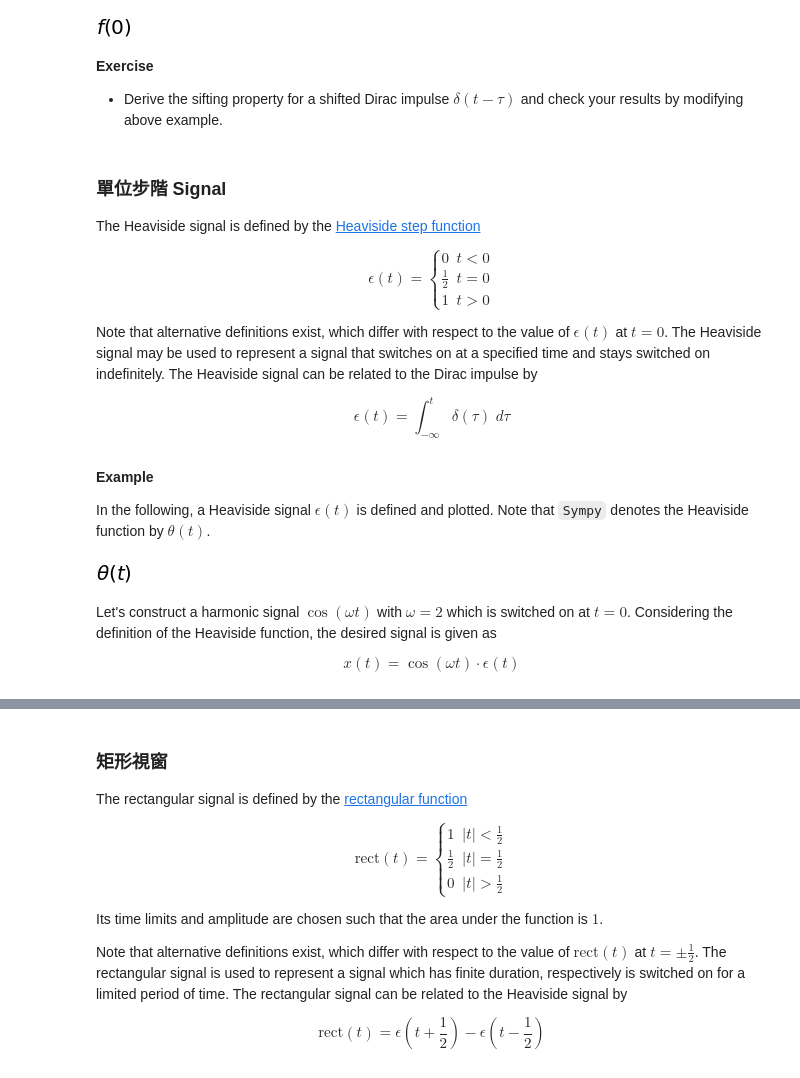
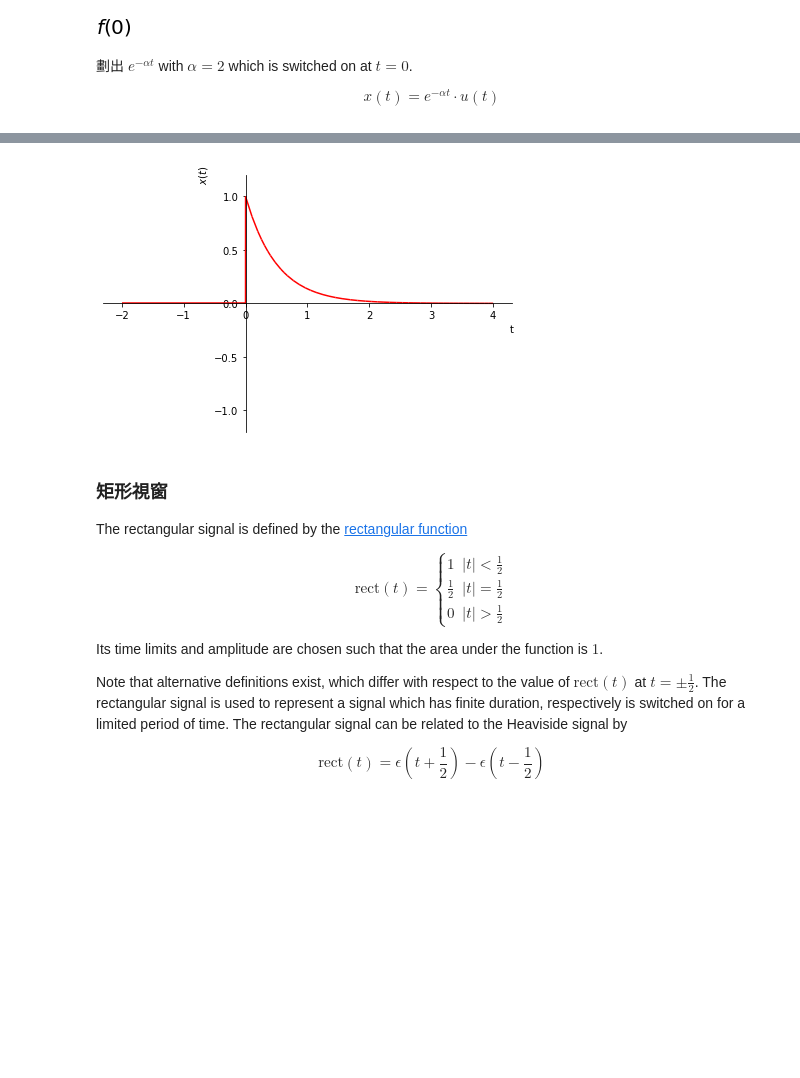
Before and after one commit to luckguy/SS2022, a Jupyter notebook: SS03_c.ipynb, the cells around one changed output, grey strips where cells are left out. Saved outputs shown, nothing was run; the diff lists cells and outputs as text; code cells hidden in the pictures; blank space fills up the shorter version.

```diff
--- a/SS03_c.ipynb
+++ b/SS03_c.ipynb
@@ -40,40 +40,14 @@ f = sym.Function('f')(t)
 sym.integrate(delta*f, (t, -sym.oo, sym.oo))
 # %% [output]
 [figure]
-# %% [markdown]
-**Exercise**
-
-* Derive the sifting property for a shifted Dirac impulse $\delta(t-\tau)$ and check your results by modifying above example.
-# %% [markdown]
-### 單位步階 Signal
-
-The Heaviside signal is defined by the [Heaviside step function](https://en.wikipedia.org/wiki/Heaviside_step_function)
-
-\begin{equation}
-\epsilon(t) = \begin{cases} 0 & t<0 \\  \frac{1}{2} & t=0 \\ 1 & t > 0 \end{cases}
-\end{equation}
-
-Note that alternative definitions exist, which differ with respect to the value of $\epsilon(t)$ at $t=0$. The Heaviside signal may be used to represent a signal that switches on at a specified time and stays switched on indefinitely. The Heaviside signal can be related to the Dirac impulse by
-
-\begin{equation}
-\epsilon(t) = \int_{-\infty}^{t} \delta(\tau) \; d\tau
-\end{equation}
-# %% [markdown]
-**Example**
-
-In the following, a Heaviside signal $\epsilon(t)$ is defined and plotted. Note that `Sympy` denotes the Heaviside function by $\theta(t)$.
-# %%
-step = sym.Heaviside(t)
-step
-# %% [output]
-[figure, removed]
 # %% [markdown]
-Let's construct a harmonic signal $\cos(\omega t)$ with $\omega=2$ which is switched on at $t=0$. Considering the definition of the Heaviside function, the desired signal is given as
+劃出 $e^{-\alpha t}$ with $\alpha=2$ which is switched on at $t=0$.
 
 \begin{equation}
-x(t) = \cos(\omega t) \cdot \epsilon(t)
+x(t) = e^{-\alpha t} \cdot u(t)
 \end{equation}
 # %%
-x = sym.cos(omega*t) * sym.Heaviside(t)
-sym.plot(x.subs(omega, 2), (t, -2, 10), ylim=[-1.2, 1.2], ylabel=r'$x(t)$');
+alpha=sym.symbols('a')
+x = sym.exp(-alpha*t) * sym.Heaviside(t)
+sym.plot(x.subs(alpha, 2), (t, -2, 4), ylim=[-1.2, 1.2], ylabel=r'$x(t)$',line_color='red');
 # %% [output]
@@ -81,3 +54,4 @@ sym.plot(x.subs(omega, 2), (t, -2, 10), ylim=[-1.2, 1.2], ylabel=r'$x(t)$');
+[figure, added]
 # %% [markdown]
 ### 矩形視窗
 The rectangular signal is defined by the [rectangular function](https://en.wikipedia.org/wiki/Rectangular_function)
```
Also changed, not shown: parts of 1 cell of this notebook.
